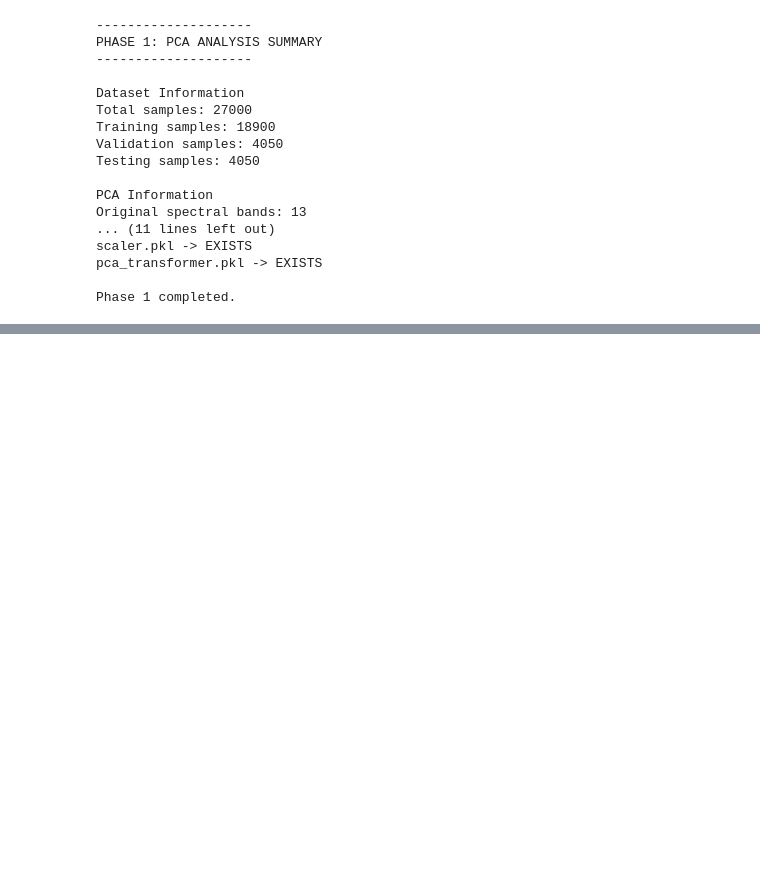
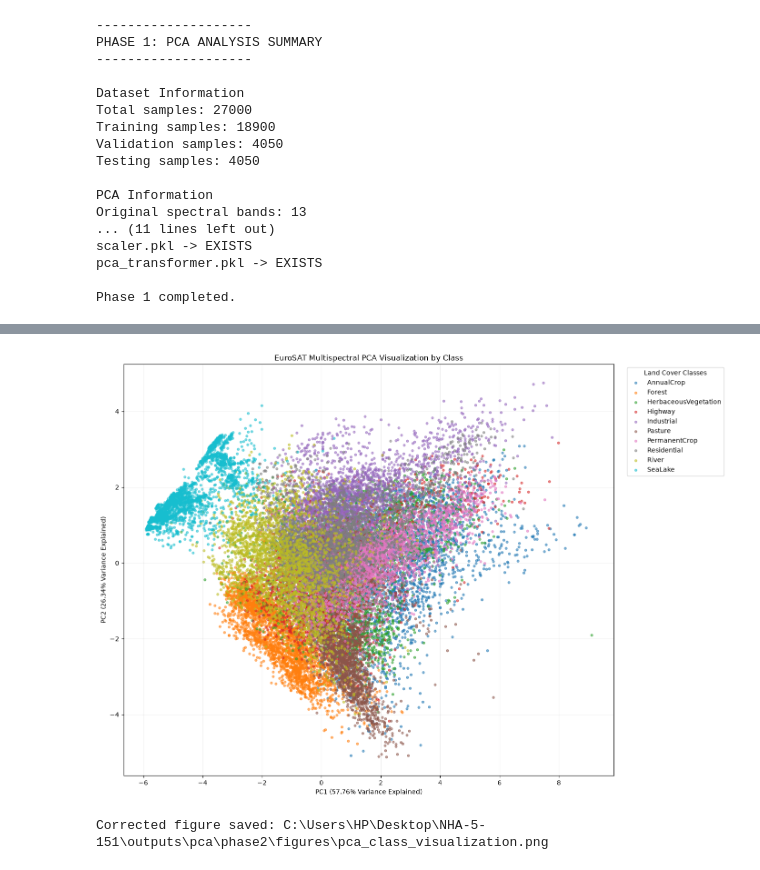
Before and after one commit to nhahub/NHA-5-151, a Jupyter notebook: notebooks/02_pca_analysis.ipynb, the cells around one changed output, grey strips where cells are left out. Drawn from its saved outputs; the diff is of its cells as text; code cells hidden in the pictures; blank space fills up the shorter version.

```diff
--- a/notebooks/02_pca_analysis.ipynb
+++ b/notebooks/02_pca_analysis.ipynb
@@ -977,0 +1111,10 @@ Phase 1 completed.
+# %%
+# Inspect one sample before processing all images
+
+sample_image = dataset.load_multispectral_image(samples[0][0])
+
+print("Image type:", type(sample_image))
+print("Image shape:", getattr(sample_image, "shape", None))
+print("Image label:", samples[0][1])
+print("Label type:", type(samples[0][1]))
+print("Class names:", class_names)
@@ -977,0 +1242,44 @@ Phase 1 completed.
+# %%
+# PCA Scatter Visualization by Class (Corrected)
+
+plt.figure(figsize=(14, 10))
+
+colors = plt.cm.tab10(np.linspace(0, 1, len(class_names)))
+
+for class_id, class_name in enumerate(class_names):
+    mask = y_labels == class_id
+
+    plt.scatter(
+        pca_2d[mask, 0],
+        pca_2d[mask, 1],
+        label=class_name,
+        color=colors[class_id],
+        alpha=0.55,
+        s=12
+    )
+
+pc1_var = pca.explained_variance_ratio_[0] * 100
+pc2_var = pca.explained_variance_ratio_[1] * 100
+
+plt.xlabel(f"PC1 ({pc1_var:.2f}% Variance Explained)")
+plt.ylabel(f"PC2 ({pc2_var:.2f}% Variance Explained)")
+plt.title("EuroSAT Multispectral PCA Visualization by Class")
+
+plt.legend(
+    title="Land Cover Classes",
+    bbox_to_anchor=(1.02, 1),
+    loc="upper left"
+)
+
+plt.grid(alpha=0.2)
+plt.tight_layout()
+
+figure_path = PHASE2_FIGURES_DIR / "pca_class_visualization.png"
+
+plt.savefig(figure_path, dpi=300, bbox_inches="tight")
+plt.show()
+
+print("Corrected figure saved:", figure_path)
+# %% [output]
+[figure, added]
+Corrected figure saved: C:\Users\HP\Desktop\NHA-5-151\outputs\pca\phase2\figures\pca_class_visualization.png
```
Also changed, not shown: parts of 63 cells of this notebook, 11 other files.
